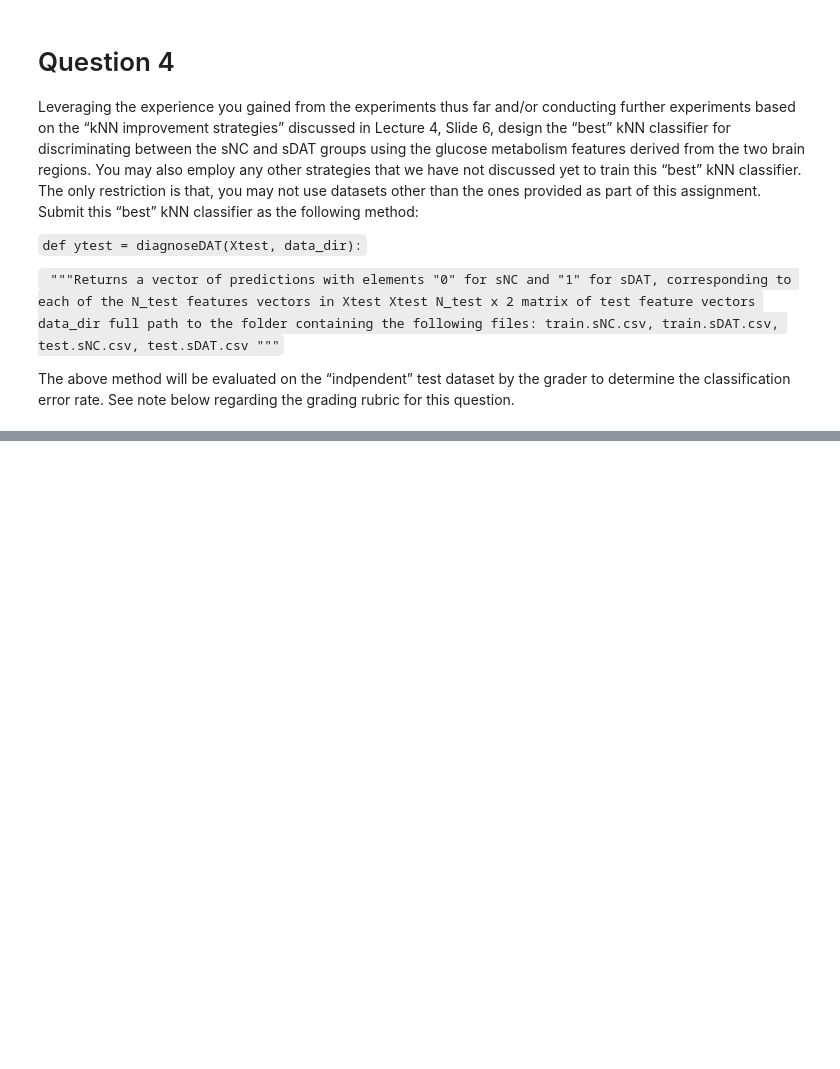
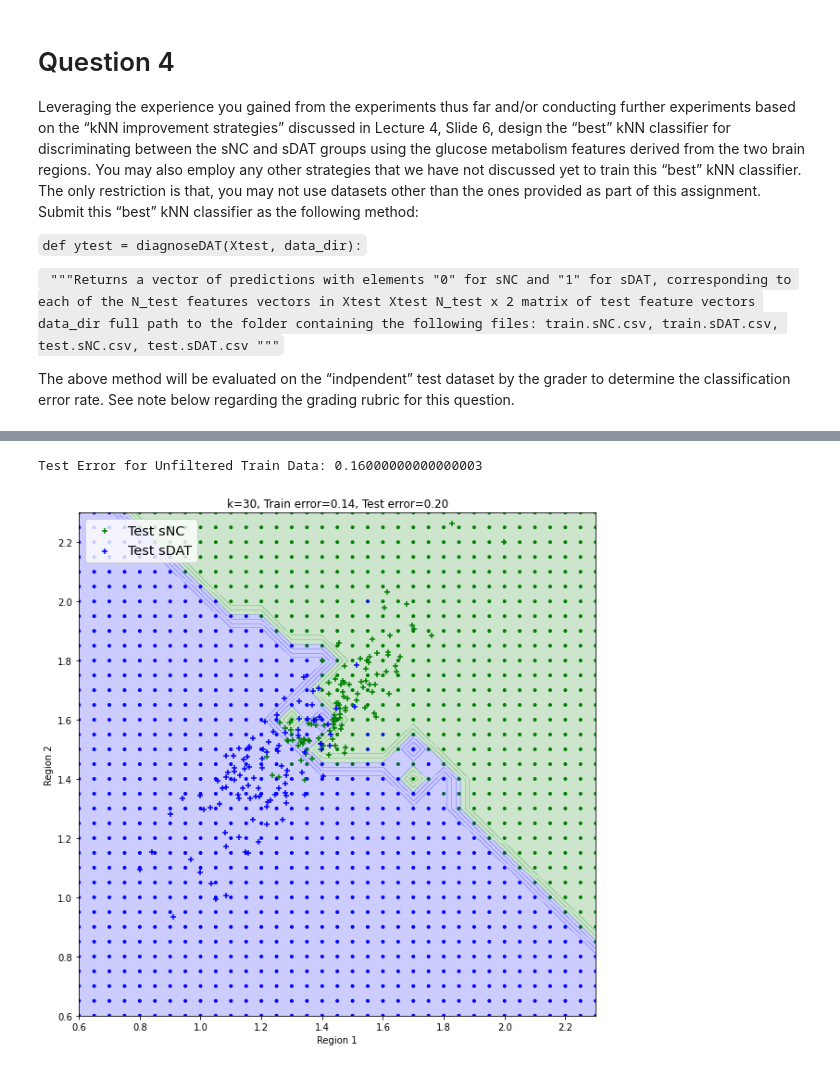
Before and after one commit to dev-nanthan/classifier-knn-diagnosis, a Jupyter notebook: MLA1_KNN.ipynb, the cells around one changed output, grey strips where cells are left out. Cells and saved outputs as stored; diff of their text form; code cells hidden in the pictures; blank space fills up the shorter version.

```diff
--- a/MLA1_KNN.ipynb
+++ b/MLA1_KNN.ipynb
@@ -440,0 +447,18 @@ rate. See note below regarding the grading rubric for this question.
+# %%
+# From previous sections
+# Optimum K Value
+K_opt  = 30
+
+# Train the KNeighborsClassifier using optimum K
+knn_opt = KNeighborsClassifier(n_neighbors=K_opt, metric='euclidean')
+knn_opt.fit(train_data, train_labels)
+
+train_acc_opt = knn_opt.score(train_data, train_labels)
+test_acc_opt = knn_opt.score(test_data, test_labels)
+
+train_err_opt = 1-train_acc_opt
+test_err_opt = 1-test_acc_opt
+
+print("Test Error for Unfiltered Train Data:", test_err_opt)
+# %% [output]
+Test Error for Unfiltered Train Data: 0.16000000000000003
@@ -440,0 +519,36 @@ rate. See note below regarding the grading rubric for this question.
+# %%
+colors = ListedColormap(['green', 'blue'])
+
+# Predict and Plot the Labels for grid points using Optimum model
+grid_predictions = knn_improved.predict(grid_df)
+
+plt.figure(figsize=(10,10))
+plt.scatter(grid_df.iloc[:, 0], grid_df.iloc[:, 1], c=grid_predictions, marker='.', cmap=colors)
+
+# Draw Contour through class boundary
+x_min, x_max = grid_df.iloc[:, 0].min(), grid_df.iloc[:, 0].max()+0.1
+y_min, y_max = grid_df.iloc[:, 1].min(), grid_df.iloc[:, 1].max()+0.1
+
+# Create the Meshgrid to Crete the Contour Grid
+xx, yy = np.meshgrid(np.arange(x_min, x_max, 0.1), np.arange(y_min, y_max, 0.1))
+Cont_Z = knn_improved.predict(np.c_[xx.ravel(), yy.ravel()])
+Cont_Z = Cont_Z.reshape(xx.shape)
+
+# Plot the Contour
+#plt.contourf(xx, yy, Cont_Z, alpha= 0.3, cmap=plt.cm.GnBu)
+plt.contourf(xx, yy, Cont_Z, alpha= 0.2, cmap=colors)
+
+# Plot Test Data Classification
+plt.scatter(test_sNC.iloc[:, 0], test_sNC.iloc[:, 1], c='g', marker='+', label='Test sNC', edgecolor='white')
+plt.scatter(test_sDAT.iloc[:, 0], test_sDAT.iloc[:, 1], c='b', marker='+', label='Test sDAT', edgecolor='white')
+
+# Set Title and Legends
+plt.title("k={}, Train error={:.2f}, Test error={:.2f}".format(K_opt, train_err_imp, test_err_imp))
+plt.legend(loc='upper left', fontsize='x-large', fancybox=True)
+plt.xlabel('Region 1')
+plt.ylabel('Region 2')
+
+#Show the plot
+plt.show()
+# %% [output]
+[figure, added]
```
Also changed, not shown: parts of 6 cells of this notebook.
